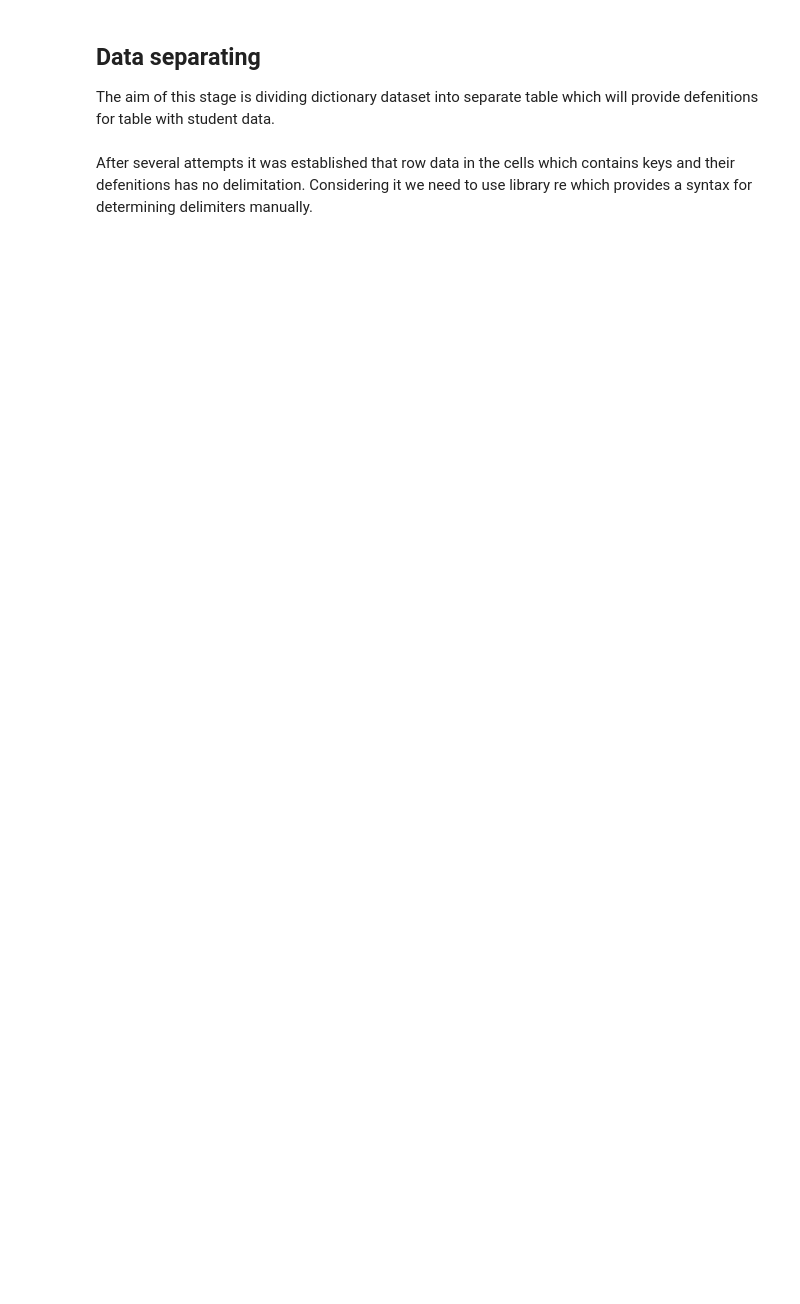
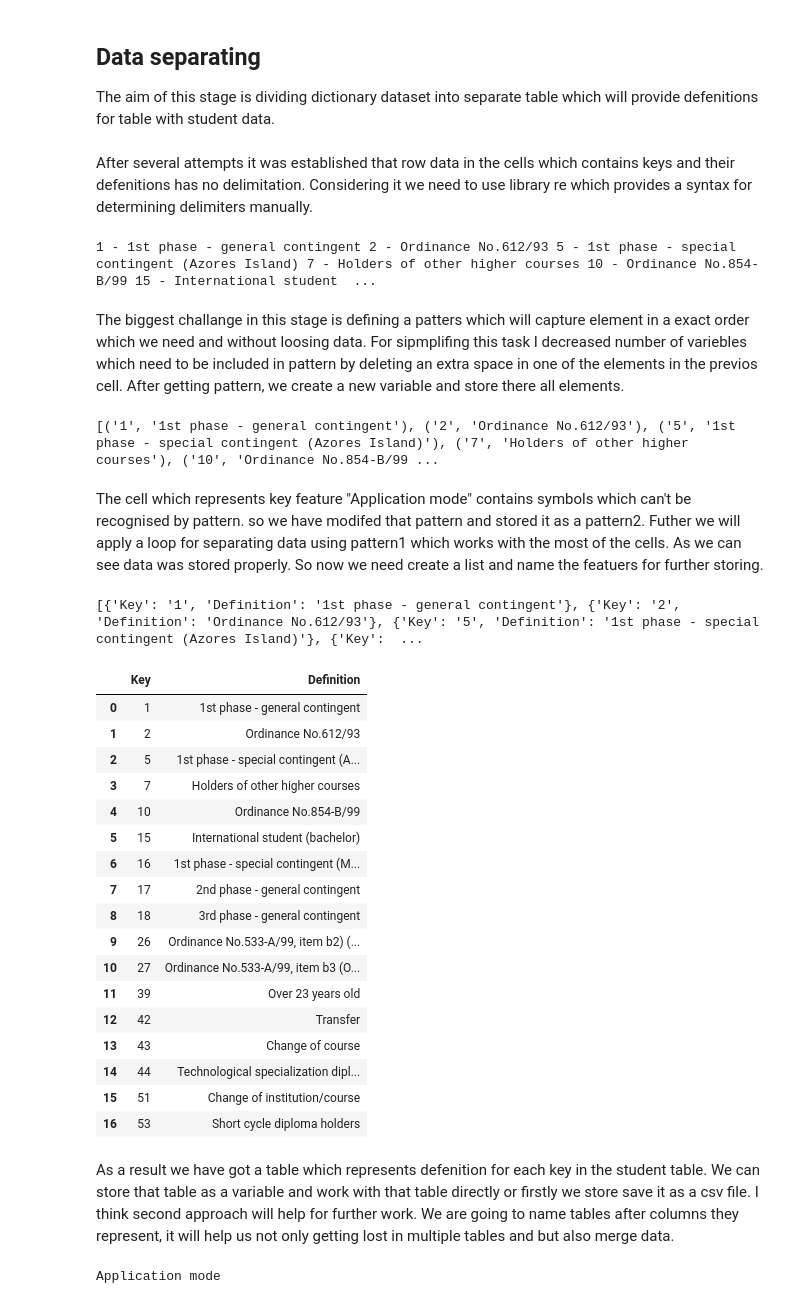
Before and after one commit to Ilia-Grishkin/Data_Preparation, a Jupyter notebook: Data_Preparation_CA1.ipynb, the cells around one changed output. Drawn from its saved outputs; the diff is of its cells as text; code cells hidden in the pictures; blank space fills up the shorter version.

```diff
--- a/Data_Preparation_CA1.ipynb
+++ b/Data_Preparation_CA1.ipynb
@@ -158,7 +173,9 @@ import pandas as pd
 import re
 
 def replace_text(text):
-    return text.replace("No. ", "No.")
+    text = text.replace("No. ", "No.")
+    text = text.replace("–", "-")
+    return text
 
 original_table = pd.read_excel("student_data_dictionary.xlsx")
 
@@ -169,3 +186,51 @@ text = original_table.at[row_index, column_name]
 
 text = replace_text(text)
 print(text)
+# %% [output]
+1 - 1st phase - general contingent 2 - Ordinance No.612/93 5 - 1st phase - special contingent (Azores Island) 7 - Holders of other higher courses 10 - Ordinance No.854-B/99 15 - International student  ...
+# %% [markdown]
+The biggest challange in this stage is defining a patters which will capture element in a exact order which we need and without loosing data. For sipmplifing this task I decreased number of variebles which need to be included in pattern by deleting an extra space in one of the elements in the previos cell.
+After getting pattern, we create a new variable and store there all elements.
+# %%
+pattern2 = r'(\d+)\s*-\s*(.*?)\s(?=\d+\s*-|\Z)'
+pattern = r'(\d+)\s*-\s*(.*?)\s*(?=\d+\s*-|\Z)'
+
+matches = re.findall(pattern2, text)
+print(matches)
+# %% [output]
+[('1', '1st phase - general contingent'), ('2', 'Ordinance No.612/93'), ('5', '1st phase - special contingent (Azores Island)'), ('7', 'Holders of other higher courses'), ('10', 'Ordinance No.854-B/99 ...
+# %% [markdown]
+The cell which represents key feature "Application mode" contains symbols which can't be recognised by pattern. so we have modifed that pattern and stored it as a pattern2. Futher we will apply a loop for separating data using pattern1 which works with the most of the cells.
+As we can see data was stored properly.
+So now we need create a list and name the featuers for further storing.
+# %%
+data = [{'Key': match[0], 'Definition': match[1]} for match in matches]
+print(data)
+# %% [output]
+[{'Key': '1', 'Definition': '1st phase - general contingent'}, {'Key': '2', 'Definition': 'Ordinance No.612/93'}, {'Key': '5', 'Definition': '1st phase - special contingent (Azores Island)'}, {'Key':  ...
+# %%
+student_data1 = pd.DataFrame()
+student_data1 = pd.concat([student_data1, pd.DataFrame(data)], ignore_index=True)
+student_data1.head(30)
+# %% [output]
+|  | Key | Definition |
+| 0 | 1 | 1st phase - general contingent |
+| 1 | 2 | Ordinance No.612/93 |
+| 2 | 5 | 1st phase - special contingent (A... |
+| 3 | 7 | Holders of other higher courses |
+| 4 | 10 | Ordinance No.854-B/99 |
+| 5 | 15 | International student (bachelor) |
+| 6 | 16 | 1st phase - special contingent (M... |
+| 7 | 17 | 2nd phase - general contingent |
+| 8 | 18 | 3rd phase - general contingent |
+| 9 | 26 | Ordinance No.533-A/99, item b2) (... |
+| 10 | 27 | Ordinance No.533-A/99, item b3 (O... |
+| 11 | 39 | Over 23 years old |
+| 12 | 42 | Transfer |
+| 13 | 43 | Change of course |
+| 14 | 44 | Technological specialization dipl... |
+| 15 | 51 | Change of institution/course |
+| 16 | 53 | Short cycle diploma holders |
+# %% [markdown]
+As a result we have got a table which represents defenition for each key in the student table.
+We can store that table as a variable and work with that table directly or firstly we store save it as a csv file. I think second approach will help for further work. We are going to name tables after columns they represent, it will help us not only getting lost in multiple tables and but also merge data.
@@ -171,0 +241,8 @@ print(text)
+# %%
+column_name2 = 'Variable Name'
+table_name = original_table.at[row_index, column_name2]
+file_path = os.path.join(folder_path, f"{table_name}.csv")
+student_data1.to_csv(file_path, index=False)
+print(table_name)
+# %% [output]
+Application mode
```
Also changed, not shown: parts of 35 cells of this notebook.
